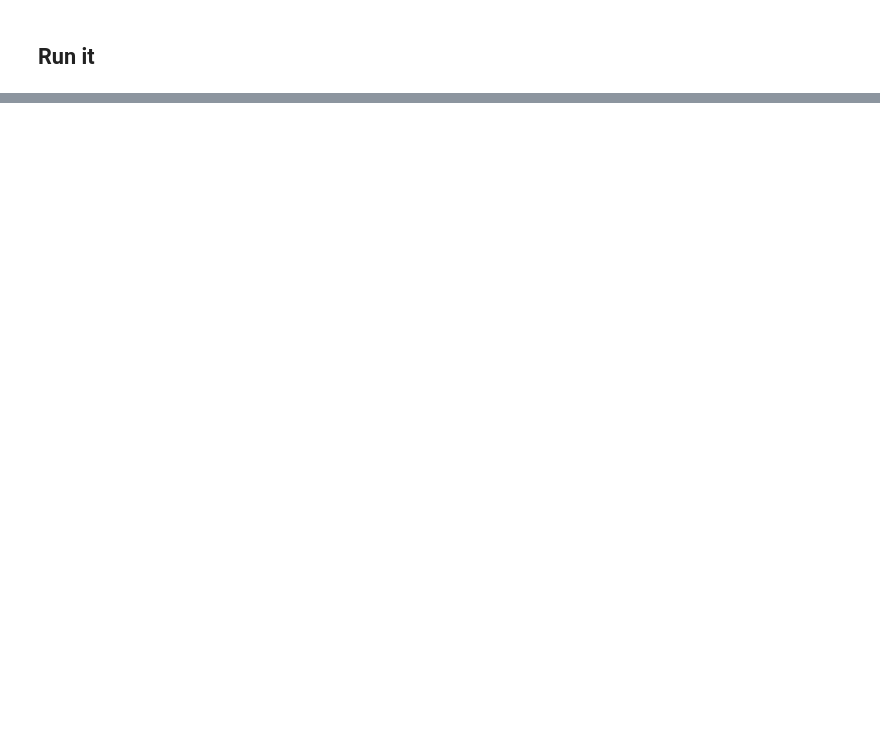
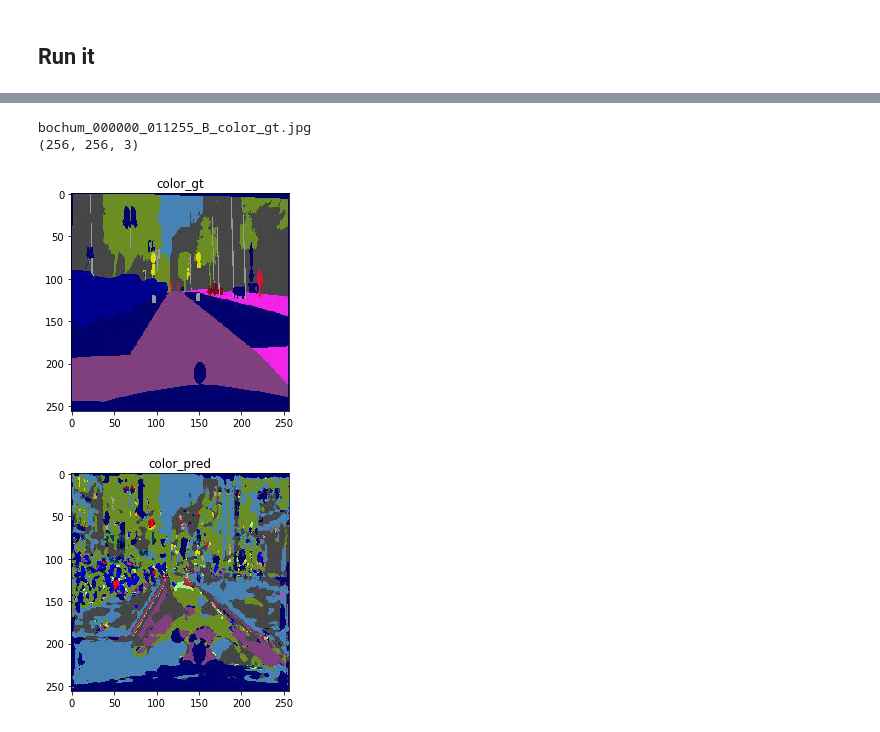
Before and after one commit to Chen-Yifan/segmentation_cityscapes, a Jupyter notebook: vis_data.ipynb, the cells around one changed output, grey strips where cells are left out. Drawn from its saved outputs; the diff is of its cells as text; code cells hidden in the pictures; blank space fills up the shorter version.

```diff
--- a/vis_data.ipynb
+++ b/vis_data.ipynb
@@ -49,0 +69,21 @@ int64
+# %%
+from PIL import Image
+def plot_result(i):
+    print(masks[5*i+1])
+    color_gt = np.array(Image.open(os.path.join(result_path, masks[5*i+1])))
+    print(color_gt.shape)
+    color_pred = np.array(Image.open(os.path.join(result_path, masks[5*i+2])))
+
+    fig = plt.figure()
+    a = plt.figure(1)
+    plt.title('color_gt')
+    plot1 = plt.imshow(color_gt)
+    b = plt.figure(2)
+    plt.title('color_pred')
+    plot2 = plt.imshow(color_pred)
+plot_result(203)
+# %% [output]
+bochum_000000_011255_B_color_gt.jpg
+(256, 256, 3)
+[figure, added]
+[figure, added]
```
Also changed, not shown: parts of 6 cells of this notebook, 5 other files.
